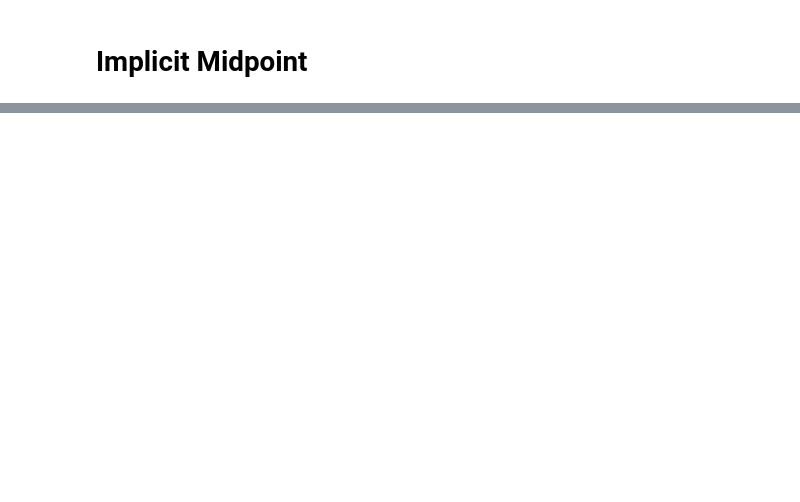
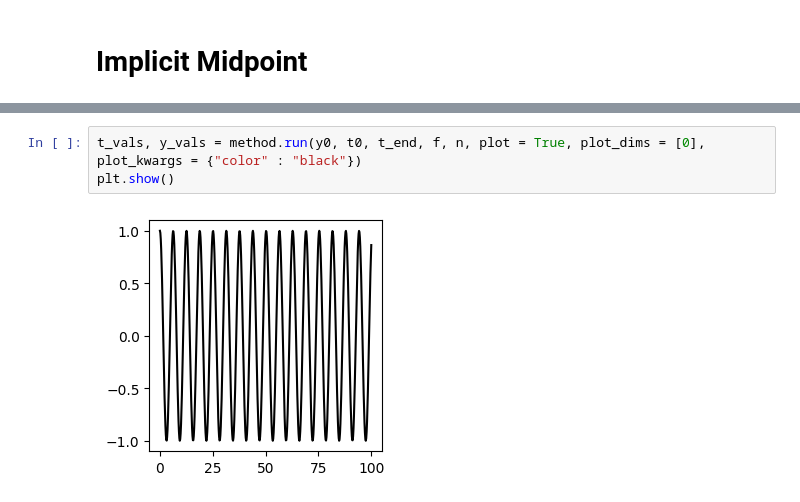
Before and after one commit to daniil-shmelev/kauri, a Jupyter notebook: examples/rk_example.ipynb, the cells around one changed output, grey strips where cells are left out. Cells and saved outputs as stored; diff of their text form; blank space fills up the shorter version.

```diff
--- a/examples/rk_example.ipynb
+++ b/examples/rk_example.ipynb
@@ -33,0 +110,5 @@ plt.show()
+# %%
+t_vals, y_vals = method.run(y0, t0, t_end, f, n, plot = True, plot_dims = [0], plot_kwargs = {"color" : "black"})
+plt.show()
+# %% [output]
+[figure, added]
```
Also changed, not shown: parts of 16 cells of this notebook, 15 other files.
